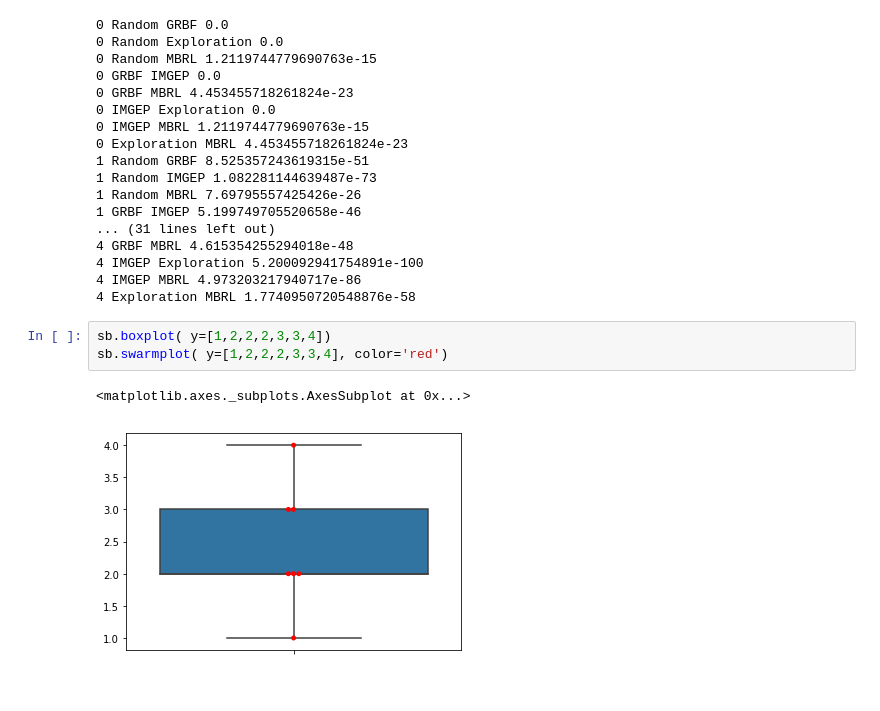
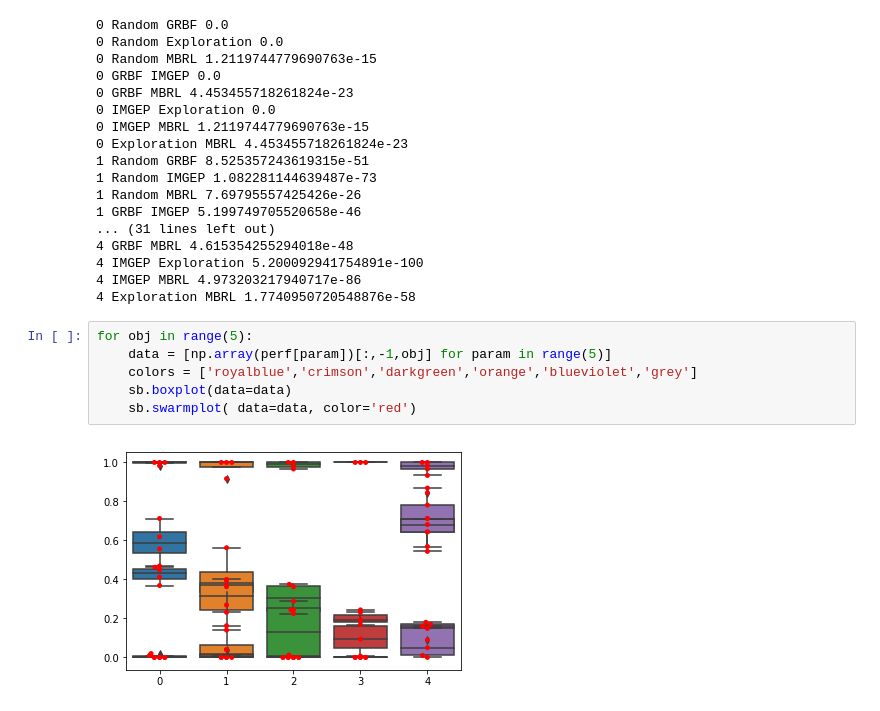
Before and after one commit to TimotheeAnne/stage-m2, a Jupyter notebook: scrip-test/plot_evaluation.ipynb, the cells around one changed output. Drawn from its saved outputs; the diff is of its cells as text.

Commit message:
last plot

```diff
--- a/scrip-test/plot_evaluation.ipynb
+++ b/scrip-test/plot_evaluation.ipynb
@@ -705,9 +708,11 @@ compute_test(coverage)
 4 IMGEP Exploration 5.200092941754891e-100
 4 IMGEP MBRL 4.973203217940717e-86
 4 Exploration MBRL 1.7740950720548876e-58
-# %%
-sb.boxplot( y=[1,2,2,2,3,3,4])
-sb.swarmplot( y=[1,2,2,2,3,3,4], color='red')
-# %% [output]
-<matplotlib.axes._subplots.AxesSubplot at 0x...>
-[figure, removed]
+# %%
+for obj in range(5):
+    data = [np.array(perf[param])[:,-1,obj] for param in range(5)]
+    colors = ['royalblue','crimson','darkgreen','orange','blueviolet','grey']
+    sb.boxplot(data=data)
+    sb.swarmplot( data=data, color='red')
+# %% [output]
+[figure, added]
```
Also changed, not shown: parts of 2 cells of this notebook.
